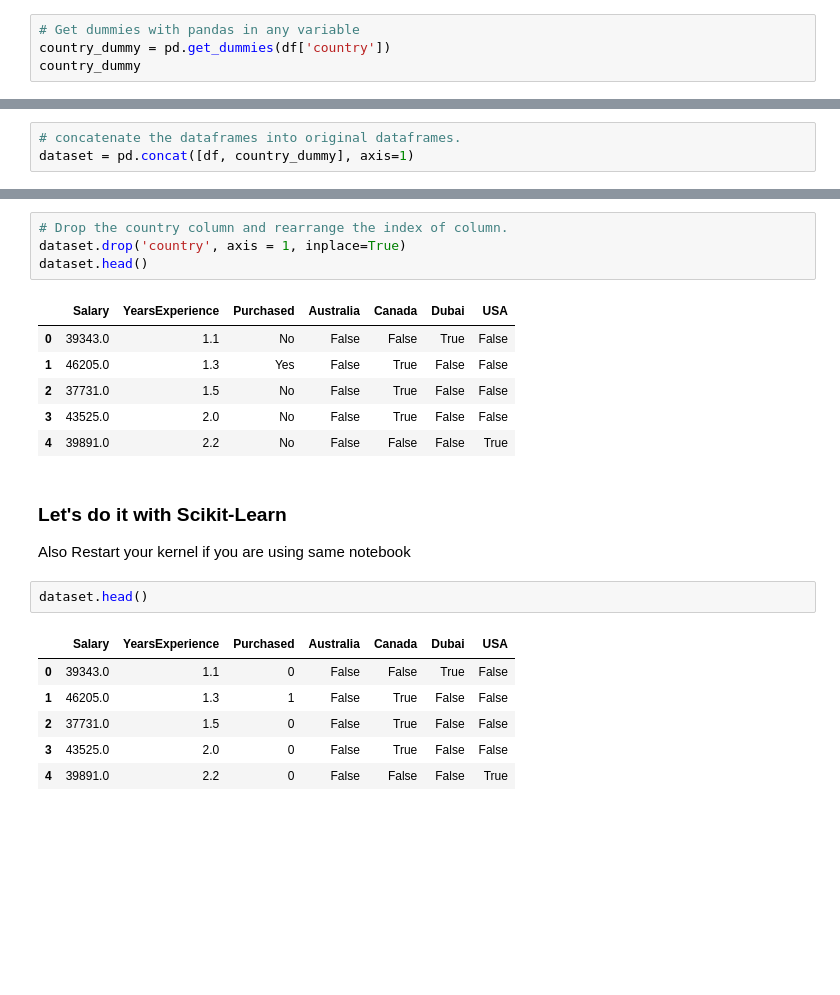
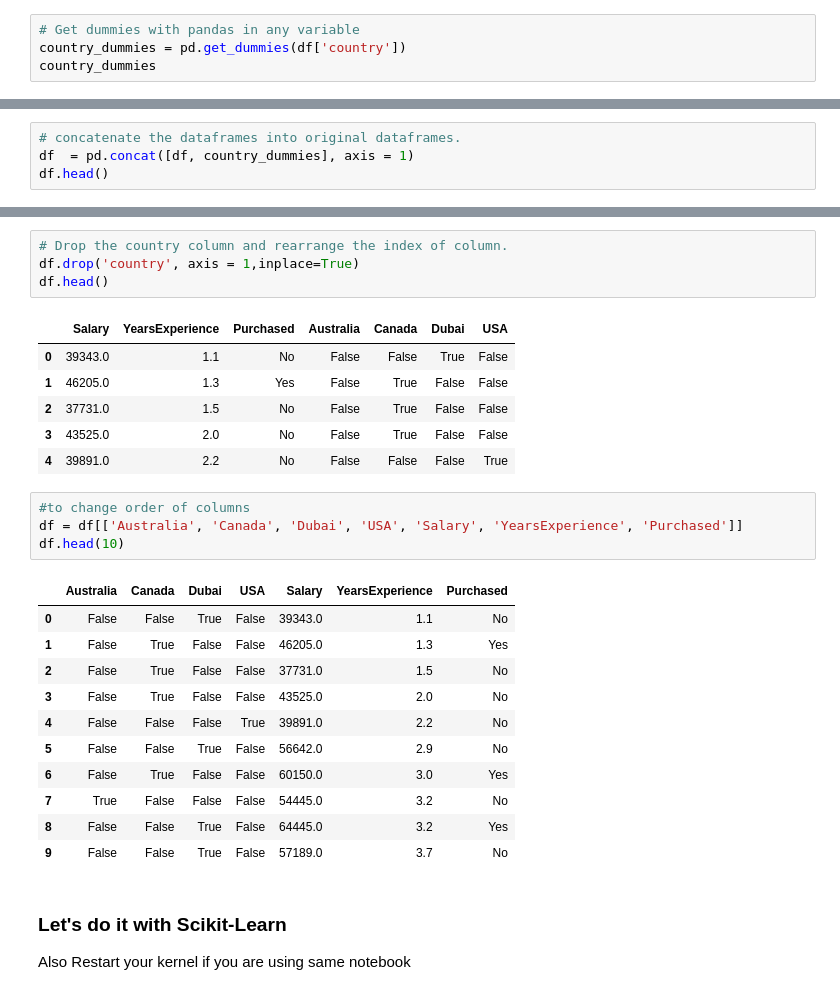
Before and after one commit to harpreet-03/ML_with_Python, a Jupyter notebook: Basics/ML_Data_pre_processing/04_Dealing_with_Categorical_Data/Dealing With Categorical values Practice Notebook.ipynb, the cells around one changed output, grey strips where cells are left out. Cells and saved outputs as stored; diff of their text form; blank space fills up the shorter version.

```diff
--- a/Basics/ML_Data_pre_processing/04_Dealing_with_Categorical_Data/Dealing With Categorical values Practice Notebook.ipynb
+++ b/Basics/ML_Data_pre_processing/04_Dealing_with_Categorical_Data/Dealing With Categorical values Practice Notebook.ipynb
@@ -37,8 +37,8 @@ df.head(40)
 <h3> First Do it with pandas </h3>
 # %%
 # Get dummies with pandas in any variable
-country_dummy = pd.get_dummies(df['country'])
-country_dummy
+country_dummies = pd.get_dummies(df['country'])
+country_dummies
 # %% [output]
 |  | Australia | Canada | Dubai | USA |
 | 0 | False | False | True | False |
@@ -59,4 +59,5 @@ country_dummy
 | 29 | False | True | False | False |
 # %%
 # concatenate the dataframes into original dataframes.
-dataset = pd.concat([df, country_dummy], axis=1)
+df  = pd.concat([df, country_dummies], axis = 1)
+df.head()
@@ -72,7 +71,7 @@ dataset.head()
 # %%
 # Drop the country column and rearrange the index of column.
-dataset.drop('country', axis = 1, inplace=True)
-dataset.head()
+df.drop('country', axis = 1,inplace=True)
+df.head()
 # %% [output]
 |  | Salary | YearsExperience | Purchased | Australia | Canada | Dubai | USA |
 | 0 | 39343.0 | 1.1 | No | False | False | True | False |
@@ -80,4 +79,20 @@ dataset.head()
 | 2 | 37731.0 | 1.5 | No | False | True | False | False |
 | 3 | 43525.0 | 2.0 | No | False | True | False | False |
 | 4 | 39891.0 | 2.2 | No | False | False | False | True |
+# %%
+#to change order of columns
+df = df[['Australia', 'Canada', 'Dubai', 'USA', 'Salary', 'YearsExperience', 'Purchased']]
+df.head(10)
+# %% [output]
+|  | Australia | Canada | Dubai | USA | Salary | YearsExperience | Purchased |
+| 0 | False | False | True | False | 39343.0 | 1.1 | No |
+| 1 | False | True | False | False | 46205.0 | 1.3 | Yes |
+| 2 | False | True | False | False | 37731.0 | 1.5 | No |
+| 3 | False | True | False | False | 43525.0 | 2.0 | No |
+| 4 | False | False | False | True | 39891.0 | 2.2 | No |
+| 5 | False | False | True | False | 56642.0 | 2.9 | No |
+| 6 | False | True | False | False | 60150.0 | 3.0 | Yes |
+| 7 | True | False | False | False | 54445.0 | 3.2 | No |
+| 8 | False | False | True | False | 64445.0 | 3.2 | Yes |
+| 9 | False | False | True | False | 57189.0 | 3.7 | No |
 # %% [markdown]
@@ -84,11 +100,2 @@ dataset.head()
 # <h3> Let's do it with Scikit-Learn </h3>
 Also Restart your kernel if you are using same notebook
-# %%
-dataset.head()
-# %% [output]
-|  | Salary | YearsExperience | Purchased | Australia | Canada | Dubai | USA |
-| 0 | 39343.0 | 1.1 | 0 | False | False | True | False |
-| 1 | 46205.0 | 1.3 | 1 | False | True | False | False |
-| 2 | 37731.0 | 1.5 | 0 | False | True | False | False |
-| 3 | 43525.0 | 2.0 | 0 | False | True | False | False |
-| 4 | 39891.0 | 2.2 | 0 | False | False | False | True |
```
Also changed, not shown: parts of 10 cells of this notebook.
